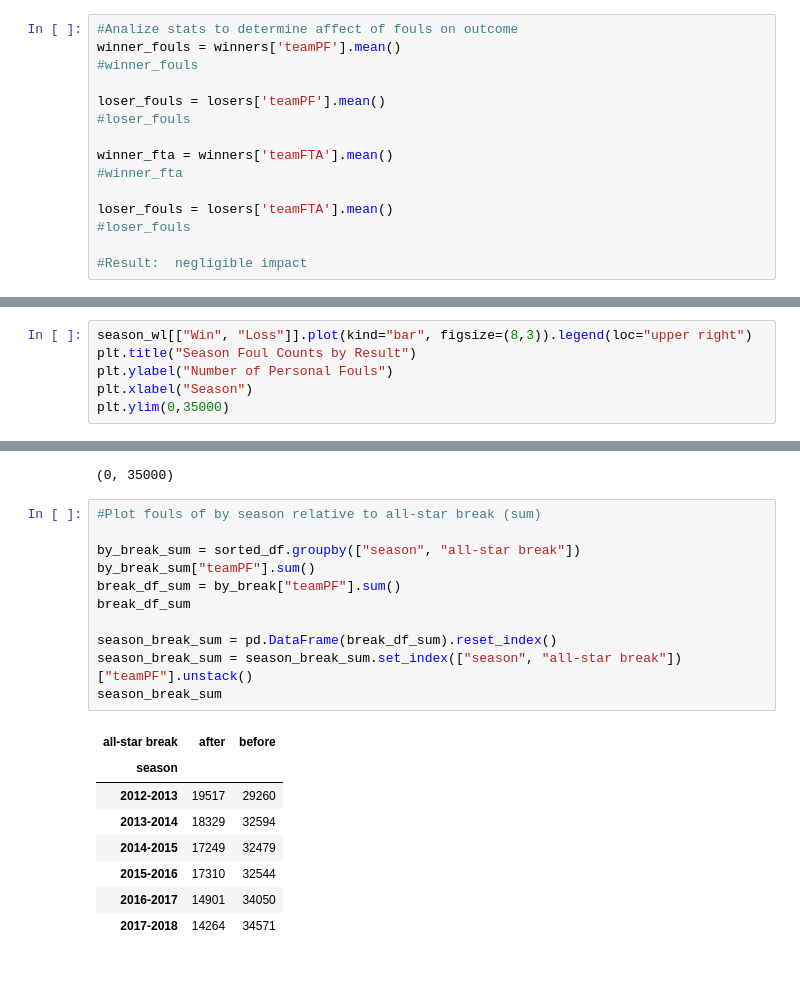
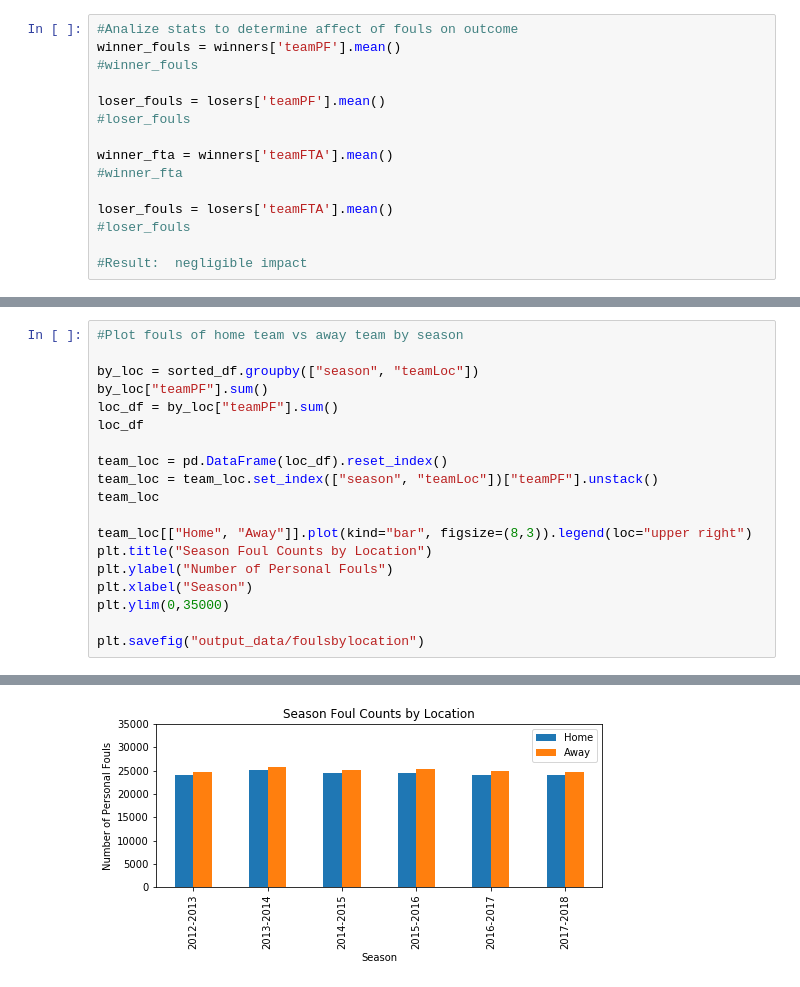
Before and after one commit to carlymckelvy/NBA_fouls, a Jupyter notebook: NBA Foul Call DATA ANALYSIS.ipynb, the cells around one changed output, grey strips where cells are left out. Saved outputs shown, nothing was run; the diff lists cells and outputs as text.

```diff
--- a/NBA Foul Call DATA ANALYSIS.ipynb
+++ b/NBA Foul Call DATA ANALYSIS.ipynb
@@ -150,7 +226,20 @@ season_wl
 # %%
-season_wl[["Win", "Loss"]].plot(kind="bar", figsize=(8,3)).legend(loc="upper right")
-plt.title("Season Foul Counts by Result")
+#Plot fouls of home team vs away team by season
+
+by_loc = sorted_df.groupby(["season", "teamLoc"])
+by_loc["teamPF"].sum()
+loc_df = by_loc["teamPF"].sum()
+loc_df
+
+team_loc = pd.DataFrame(loc_df).reset_index()
+team_loc = team_loc.set_index(["season", "teamLoc"])["teamPF"].unstack()
+team_loc
+
+team_loc[["Home", "Away"]].plot(kind="bar", figsize=(8,3)).legend(loc="upper right")
+plt.title("Season Foul Counts by Location")
 plt.ylabel("Number of Personal Fouls")
 plt.xlabel("Season")
 plt.ylim(0,35000)
+
+plt.savefig("output_data/foulsbylocation")
 # %% [output]
@@ -159,21 +246 @@ plt.ylim(0,35000)
-(0, 35000)
+[figure, added]
-# %%
-#Plot fouls of by season relative to all-star break (sum)
-
-by_break_sum = sorted_df.groupby(["season", "all-star break"])
-by_break_sum["teamPF"].sum()
-break_df_sum = by_break["teamPF"].sum()
-break_df_sum
-
-season_break_sum = pd.DataFrame(break_df_sum).reset_index()
-season_break_sum = season_break_sum.set_index(["season", "all-star break"])["teamPF"].unstack()
-season_break_sum
-# %% [output]
-| all-star break | after | before |
-| season |  |  |
-| 2012-2013 | 19517 | 29260 |
-| 2013-2014 | 18329 | 32594 |
-| 2014-2015 | 17249 | 32479 |
-| 2015-2016 | 17310 | 32544 |
-| 2016-2017 | 14901 | 34050 |
-| 2017-2018 | 14264 | 34571 |
```
Also changed, not shown: parts of 15 cells of this notebook, 7 other files.
